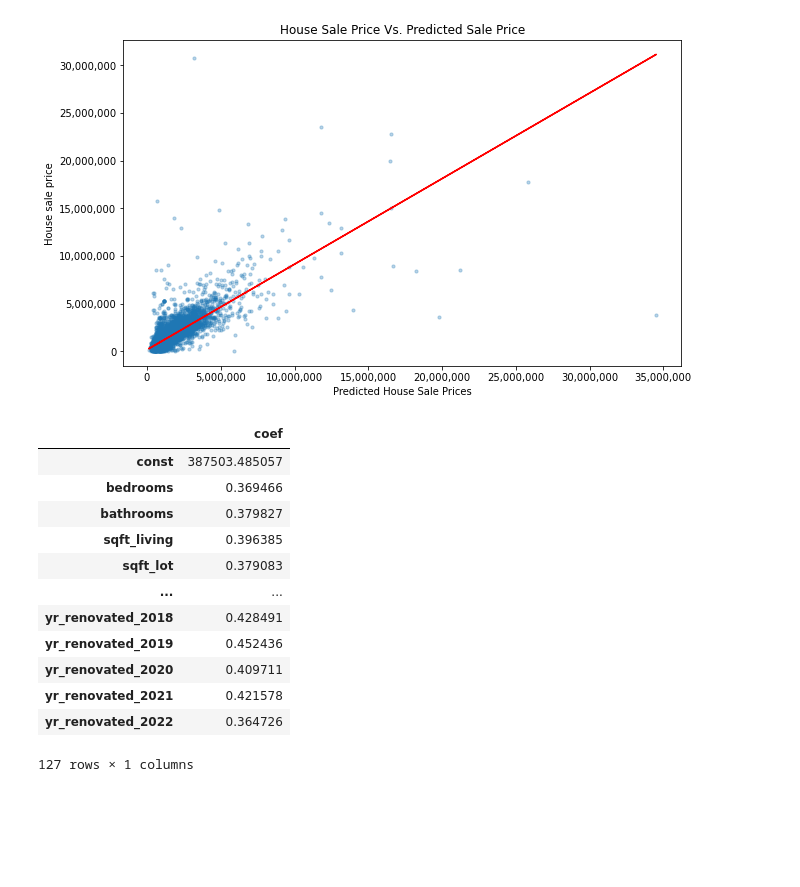
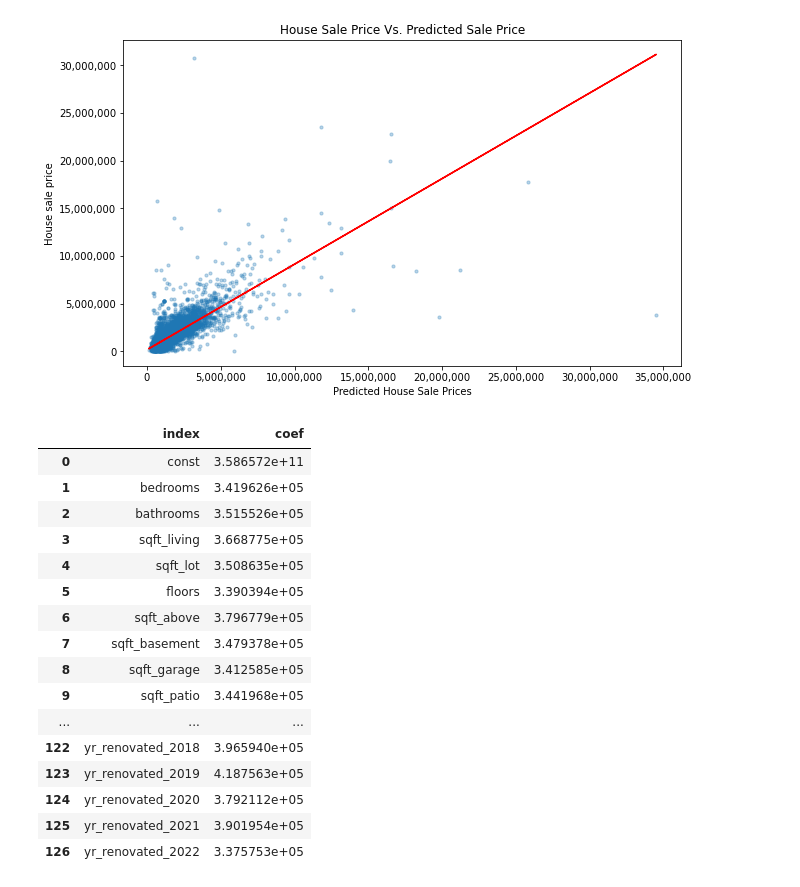
Before and after one commit to drykvf/Housing-Project, a Jupyter notebook: Final_notebook_draft4.ipynb, the cells around one changed output. Cells and saved outputs as stored; diff of their text form; code cells hidden in the pictures; blank space fills up the shorter version.

```diff
--- a/Final_notebook_draft4.ipynb
+++ b/Final_notebook_draft4.ipynb
@@ -973,22 +1010,34 @@ Correlation: (r) 0.806962663157171
 [figure]
 # %%
 df_features = pd.DataFrame(model_mlr.params)
-# prices = (np.exp(model_mlr.params)-1)
-# list(prices)
 df_features = df_features.rename(columns={0:'coef'})
-df_features['coef'] = np.exp(df_features['coef'] -1)
+
+# pulling mean price
+mean_price = np.exp(df_final['price'].mean())
+
+# calculating percentage
+df_features['coef'] = (np.exp(df_features['coef'] - 1))
+
+# Calculating mean price change for each feature
+df_features['coef'] = (df_features['coef'] * mean_price)
+df_featuresT = df_features.T
+df_features = df_features.reset_index()
 df_features
 # %% [output]
-|  | coef |
-| const | 387503.485057 |
-| bedrooms | 0.369466 |
-| bathrooms | 0.379827 |
-| sqft_living | 0.396385 |
-| sqft_lot | 0.379083 |
-| ... | ... |
-| yr_renovated_2018 | 0.428491 |
-| yr_renovated_2019 | 0.452436 |
-| yr_renovated_2020 | 0.409711 |
-| yr_renovated_2021 | 0.421578 |
-| yr_renovated_2022 | 0.364726 |
+|  | index | coef |
+| 0 | const | 3.586572e+11 |
+| 1 | bedrooms | 3.419626e+05 |
+| 2 | bathrooms | 3.515526e+05 |
+| 3 | sqft_living | 3.668775e+05 |
+| 4 | sqft_lot | 3.508635e+05 |
+| 5 | floors | 3.390394e+05 |
+| 6 | sqft_above | 3.796779e+05 |
+| 7 | sqft_basement | 3.479378e+05 |
+| 8 | sqft_garage | 3.412585e+05 |
+| 9 | sqft_patio | 3.441968e+05 |
+| ... | ... | ... |
+| 122 | yr_renovated_2018 | 3.965940e+05 |
+| 123 | yr_renovated_2019 | 4.187563e+05 |
+| 124 | yr_renovated_2020 | 3.792112e+05 |
+| 125 | yr_renovated_2021 | 3.901954e+05 |
+| 126 | yr_renovated_2022 | 3.375753e+05 |
-127 rows × 1 columns
```
Also changed, not shown: parts of 28 cells of this notebook, 2 other files.
